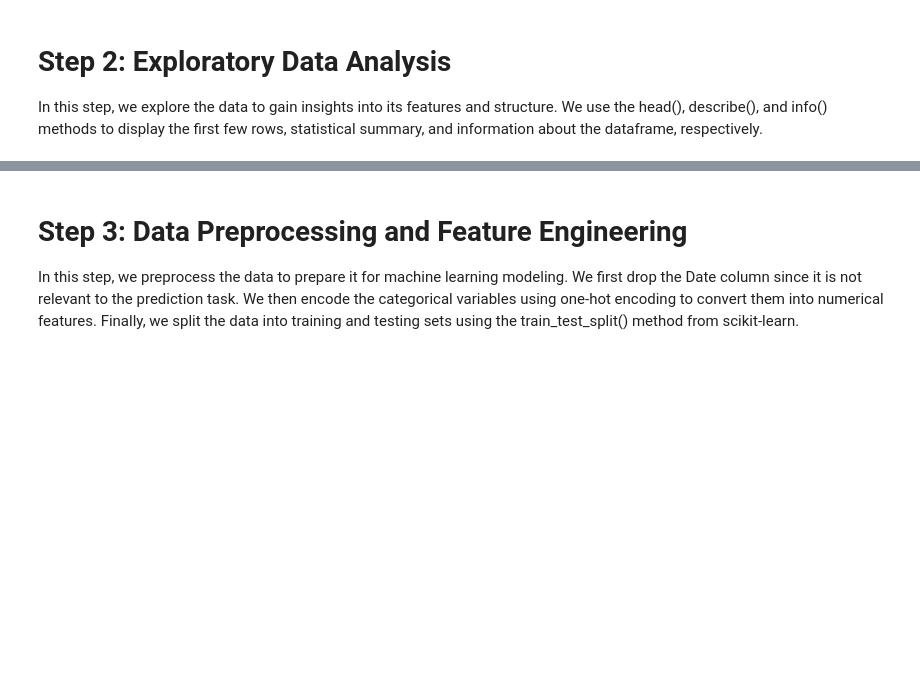
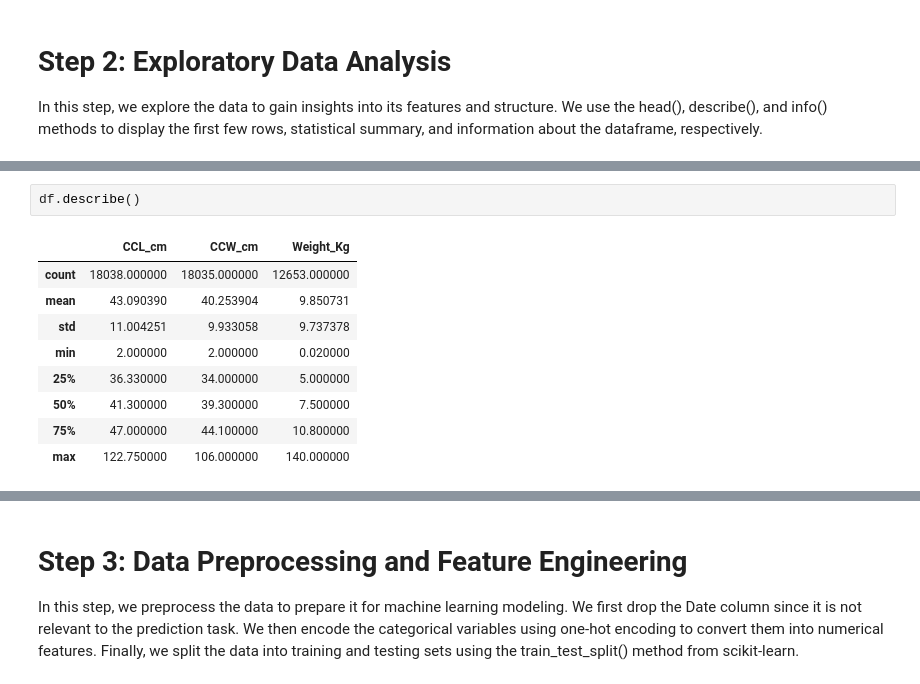
Before and after one commit to King-georges/Turtle-Rescue-Forecast-, a Jupyter notebook: Turtle Rescue Forecast Challenge starter notebook.ipynb, the cells around one changed output, grey strips where cells are left out. Saved outputs shown, nothing was run; the diff lists cells and outputs as text; blank space fills up the shorter version.

```diff
--- a/Turtle Rescue Forecast Challenge starter notebook.ipynb
+++ b/Turtle Rescue Forecast Challenge starter notebook.ipynb
@@ -44,0 +39,12 @@ None
+# %%
+df.describe()
+# %% [output]
+|  | CCL_cm | CCW_cm | Weight_Kg |
+| count | 18038.000000 | 18035.000000 | 12653.000000 |
+| mean | 43.090390 | 40.253904 | 9.850731 |
+| std | 11.004251 | 9.933058 | 9.737378 |
+| min | 2.000000 | 2.000000 | 0.020000 |
+| 25% | 36.330000 | 34.000000 | 5.000000 |
+| 50% | 41.300000 | 39.300000 | 7.500000 |
+| 75% | 47.000000 | 44.100000 | 10.800000 |
+| max | 122.750000 | 106.000000 | 140.000000 |
```
Also changed, not shown: parts of 9 cells of this notebook.
